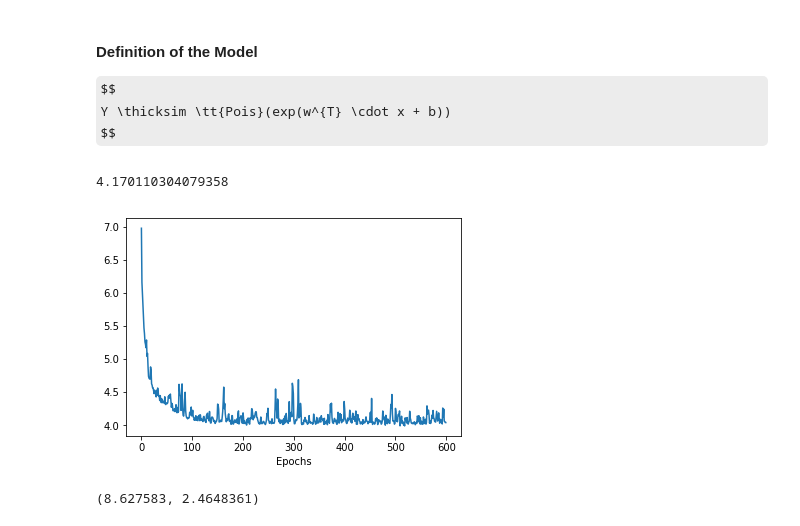
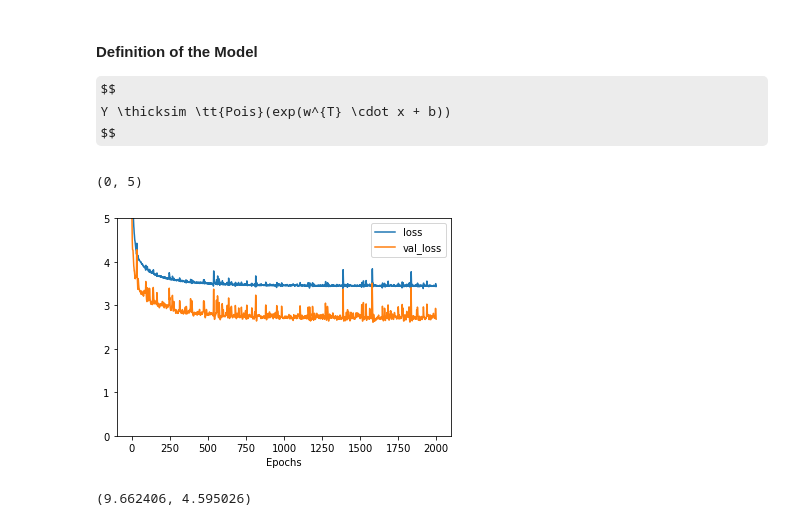
Before and after one commit to tensorchiefs/dl_book, a Jupyter notebook: chapter_05/nb_ch05_creg.ipynb, the cells around one changed output. Drawn from its saved outputs; the diff is of its cells as text; code cells hidden in the pictures; some formulas as TeX source.

```diff
--- a/chapter_05/nb_ch05_creg.ipynb
+++ b/chapter_05/nb_ch05_creg.ipynb
@@ -97,0 +88,11 @@ y.shape, X.shape, X[0:5,]
+# %%
+# The Fish Data Set
+# See example 2 from https://stats.idre.ucla.edu/r/dae/zip/
+#"nofish","livebait","camper","persons","child","xb","zg","count"
+#dat = np.loadtxt('../data/fish.csv', delimiter=',', skiprows=1)
+dat = np.loadtxt('https://raw.githubusercontent.com/tensorchiefs/dl_book/master/data/fish.csv',delimiter=',', skiprows=1)
+X = dat[...,1:5] #"livebait","camper","persons","child
+y = dat[...,7]
+X_tr, X_te, y_tr, y_te = train_test_split(X, y, test_size=0.33, random_state=42)
+d = X_tr.shape[1]
+X_tr.shape, y_tr.shape, X_te.shape, y_te.shape,dat.shape
@@ -157,18 +175,20 @@ model_p.compile(tf.optimizers.Adam(learning_rate=0.01),
 #C Glueing input and output together. Note that output is a tf.distribution
 #D Since the second argument is the output of the model it is a distribution. It's as simple as calling log_prob to calculate the NLL.
 # %%
-hist_p = model_p.fit(x=X_tr, y=y_tr, validation_data=(X_te, y_te), epochs=600, verbose=False);
+hist_p = model_p.fit(x=X_tr, y=y_tr, validation_data=(X_te, y_te), epochs=2000, verbose=False);
 # %%
 plt.plot(hist_p.history['loss'])
-#plt.plot(hist.history['val_loss'])
+plt.plot(hist_p.history['val_loss'])
+plt.legend(['loss', 'val_loss'])
 plt.xlabel('Epochs')
 np.mean(hist_p.history['loss'])
+plt.ylim(0,5)
 # %% [output]
-4.170110304079358
+(0, 5)
-[figure, old version]
+[figure, new version]
 # %%
 model_pm = tf.keras.models.Model(inputs=inputs, outputs=p_y.mean())
 y_hat_te = model_pm(X_te)
-np.sqrt(np.mean((y_hat_te - y_te)**2)),np.sqrt(np.mean(np.abs((y_hat_te - y_te))))
+np.sqrt(np.mean((y_hat_te - y_te)**2)),np.mean(np.abs(y_hat_te - y_te))
 # %% [output]
-(8.627583, 2.4648361)
+(9.662406, 4.595026)
```
Also changed, not shown: parts of 31 cells of this notebook.
